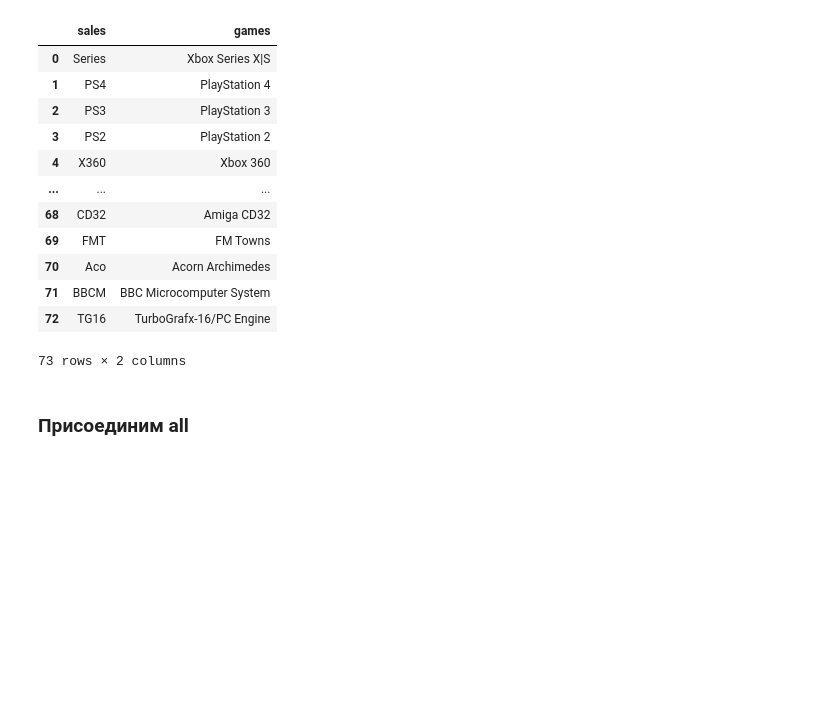
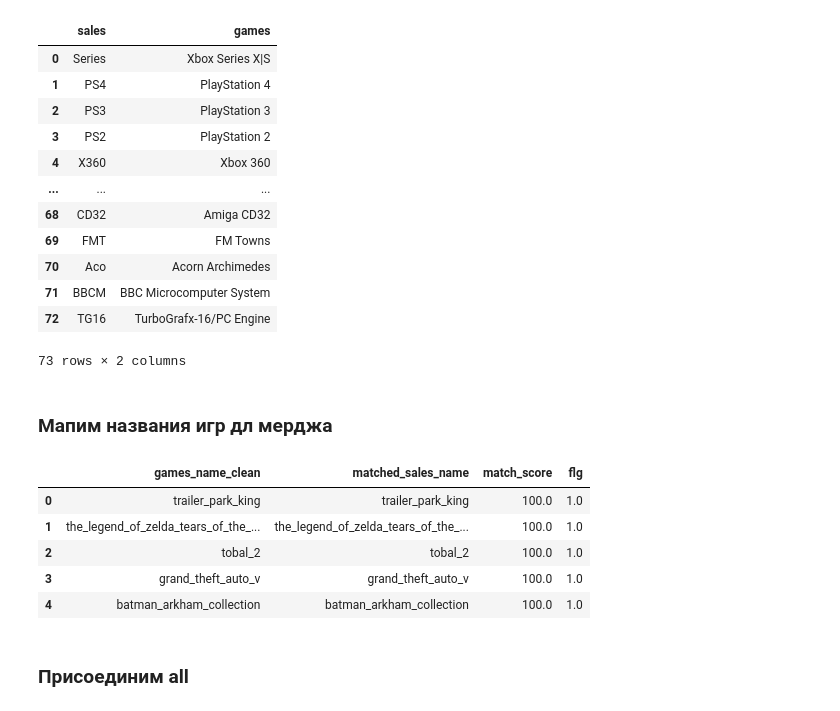
Before and after one commit to Bebrych/smadimo_GP2, a Jupyter notebook: sales.ipynb, the cells around one changed output. Drawn from its saved outputs; the diff is of its cells as text; code cells hidden in the pictures; blank space fills up the shorter version.

```diff
--- a/sales.ipynb
+++ b/sales.ipynb
@@ -244,3 +266,15 @@ map_df
 | 71 | BBCM | BBC Microcomputer System |
 | 72 | TG16 | TurboGrafx-16/PC Engine |
 73 rows × 2 columns
+# %% [markdown]
+### Мапим названия игр дл мерджа
+# %%
+name_map = pd.read_excel('games_with_matches.xlsx')
+name_map.head()
+# %% [output]
+|  | games_name_clean | matched_sales_name | match_score | flg |
+| 0 | trailer_park_king | trailer_park_king | 100.0 | 1.0 |
+| 1 | the_legend_of_zelda_tears_of_the_... | the_legend_of_zelda_tears_of_the_... | 100.0 | 1.0 |
+| 2 | tobal_2 | tobal_2 | 100.0 | 1.0 |
+| 3 | grand_theft_auto_v | grand_theft_auto_v | 100.0 | 1.0 |
+| 4 | batman_arkham_collection | batman_arkham_collection | 100.0 | 1.0 |
```
Also changed, not shown: parts of 12 cells of this notebook, 2 other files.
